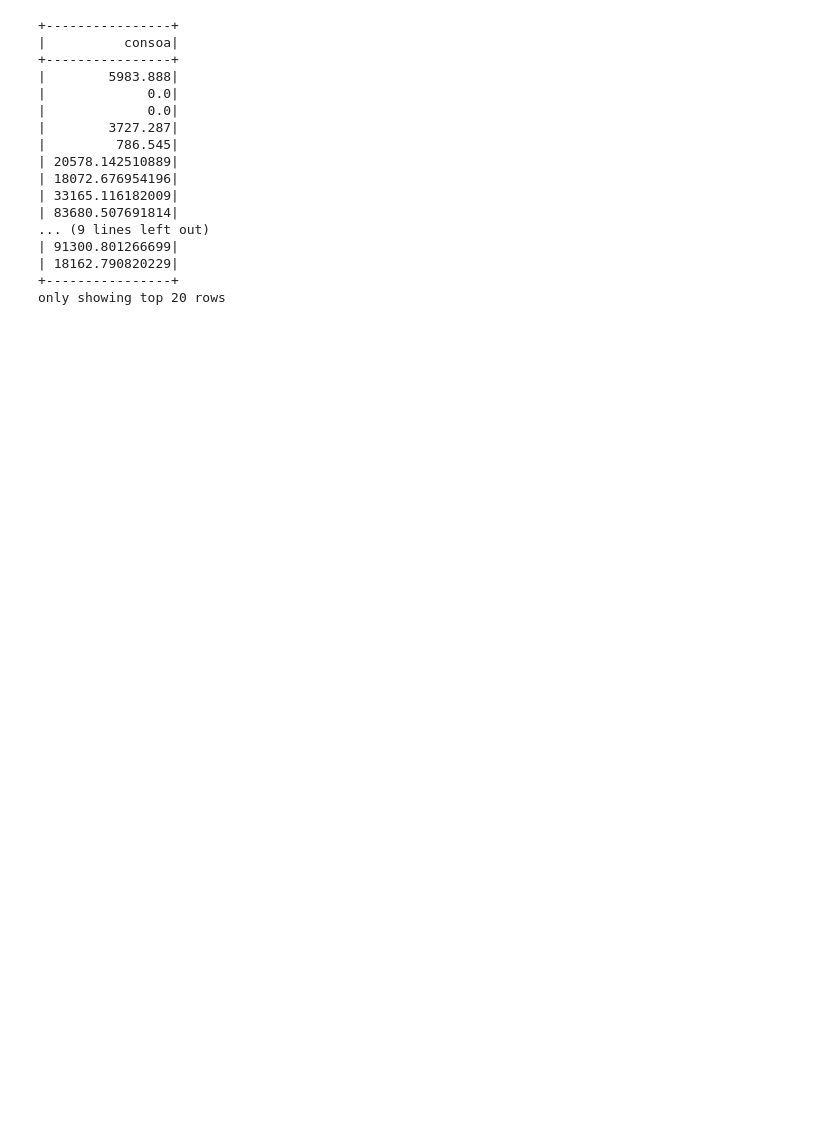
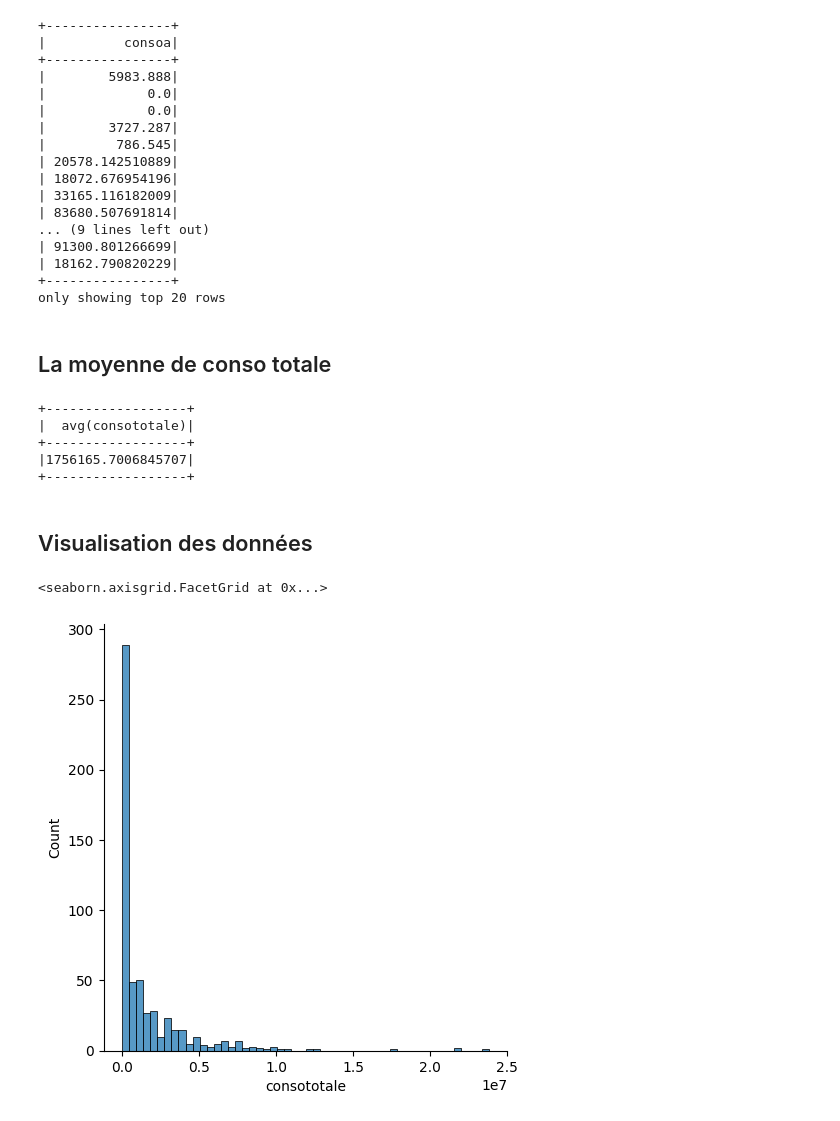
Before and after one commit to svngoku/Pyspark-pour-les-datas-engineers, a Jupyter notebook: intro_to_pyspark.ipynb, the cells around one changed output. Saved outputs shown, nothing was run; the diff lists cells and outputs as text; code cells hidden in the pictures; blank space fills up the shorter version.

```diff
--- a/intro_to_pyspark.ipynb
+++ b/intro_to_pyspark.ipynb
@@ -233,3 +245,24 @@ conso_2021.select("consoa").show()
 | 18162.790820229|
 +----------------+
 only showing top 20 rows
+# %% [markdown]
+## La moyenne de conso totale
+# %%
+conso_elec_gaz_annuelle.agg(
+    {
+        "consototale" : "mean"
+    }
+).show()
+# %% [output]
++------------------+
+|  avg(consototale)|
++------------------+
+|1756165.7006845707|
++------------------+
+# %% [markdown]
+## Visualisation des données
+# %%
+sns.displot(conso_2021.toPandas(), x="consototale")
+# %% [output]
+<seaborn.axisgrid.FacetGrid at 0x...>
+[figure, added]
```
Also changed, not shown: parts of 8 cells of this notebook.
